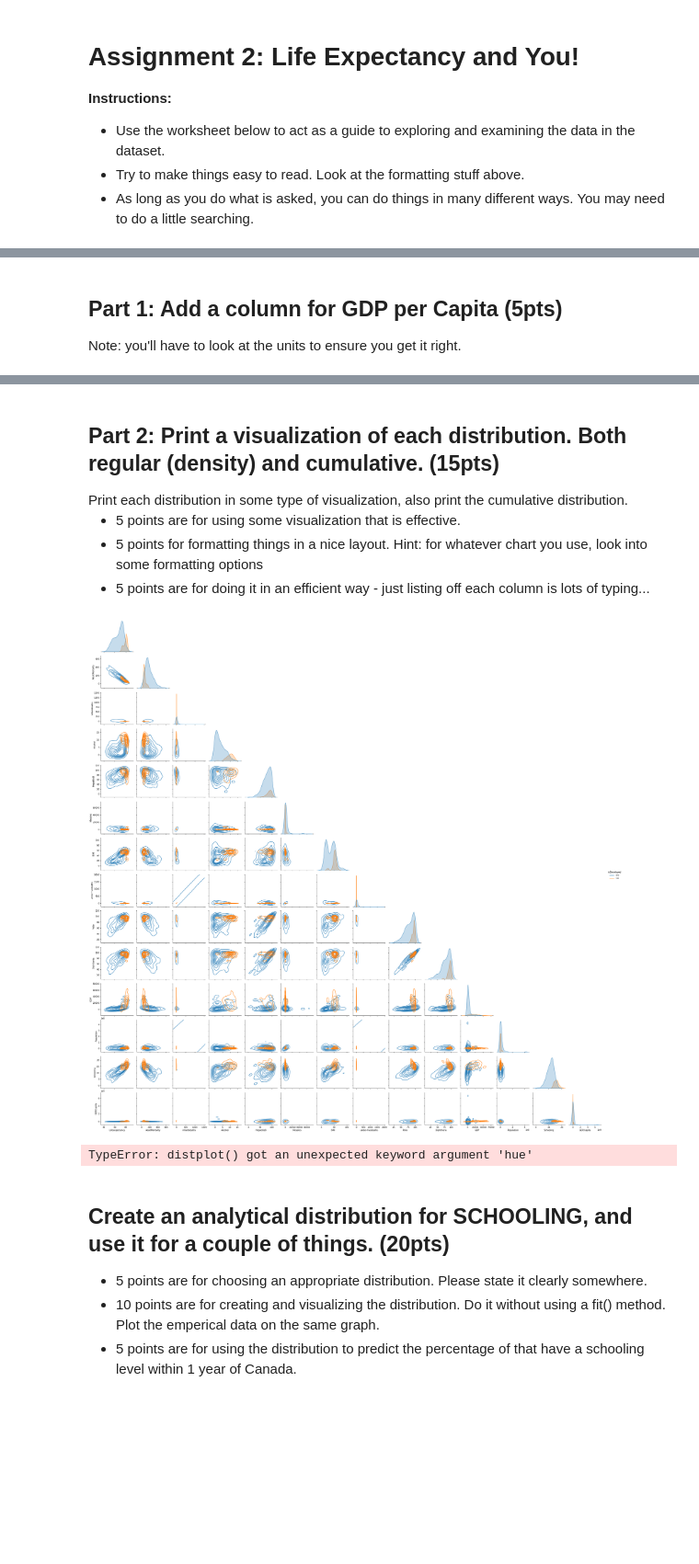
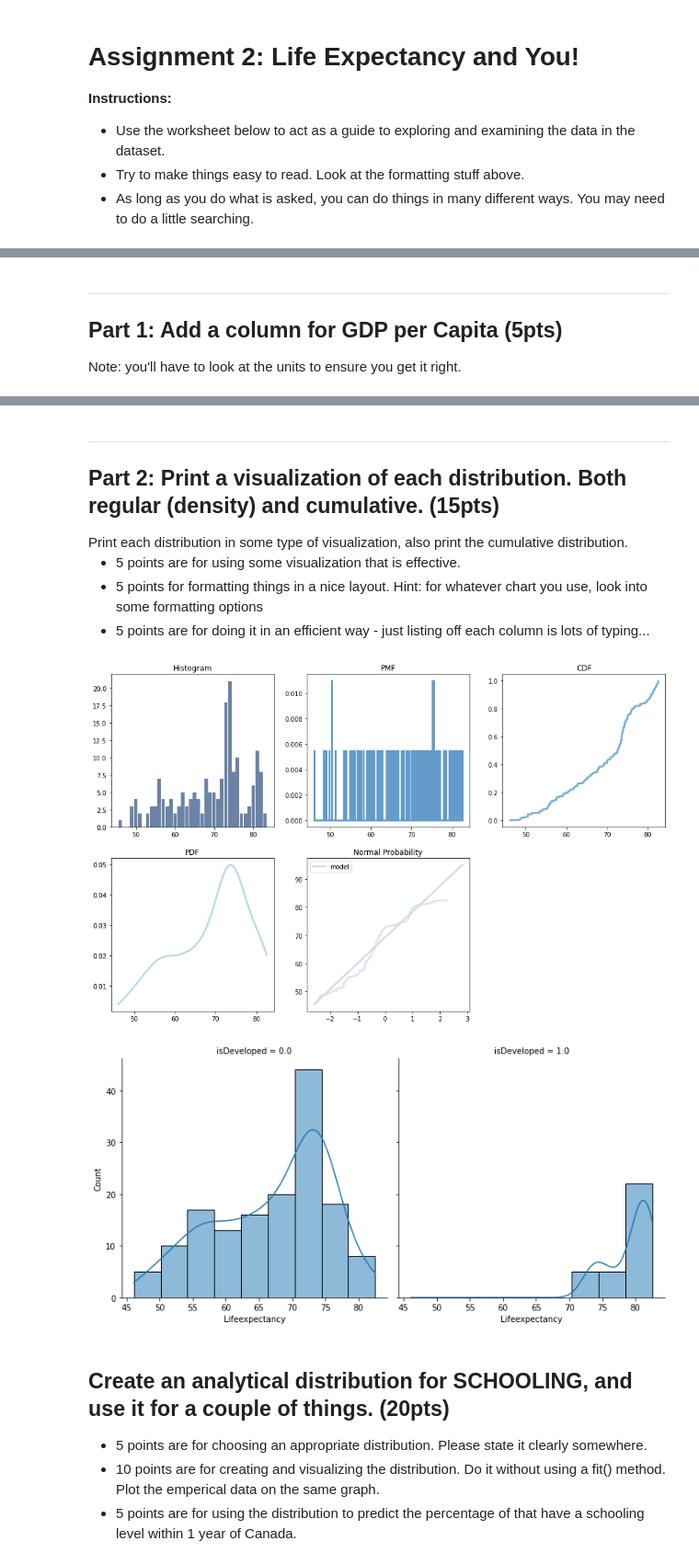
Before and after one commit to JohnHare7/3450_Asn2_Students, a Jupyter notebook: asn2Workbook.ipynb, the cells around one changed output, grey strips where cells are left out. Shown at 92% size. Saved outputs shown, nothing was run; the diff lists cells and outputs as text; code cells hidden in the pictures; blank space fills up the shorter version.

```diff
--- a/asn2Workbook.ipynb
+++ b/asn2Workbook.ipynb
@@ -54,6 +54,7 @@ dfLE.head()
 | 3 | Angola | 0.0 | 49.01875 | 328.5625 | 83.7500 | 5.740667 | 70.222222 | 3561.3125 | ... |
 | 4 | AntiguaandBarbuda | 0.0 | 75.05625 | 127.5000 | 0.0000 | 7.949333 | 98.266667 | 0.0000 | ... |
 # %% [markdown]
+<hr>
 <h2>Part 1: Add a column for GDP per Capita (5pts)</h2>
 
 Note: you'll have to look at the units to ensure you get it right.
@@ -80,6 +82,7 @@ dfLE.head(15)
 | 13 | Barbados | 0.0 | 74.35625 | 77.6250 | 0.0000 | 8.206667 | 84.066667 | 0.0000 | ... |
 | 14 | Belarus | 0.0 | 69.90625 | 218.7500 | 0.5625 | 13.497333 | 88.937500 | 24.8125 | ... |
 # %% [markdown]
+<hr>
 <h2>Part 2: Print a visualization of each distribution. Both regular (density) and cumulative. (15pts)</h2>
 Print each distribution in some type of visualization, also print the cumulative distribution.
 <ul>
@@ -87,15 +90,43 @@ Print each distribution in some type of visualization, also print the cumulative
 <li>5 points for formatting things in a nice layout. Hint: for whatever chart you use, look into some formatting options
 <li>5 points are for doing it in an efficient way - just listing off each column is lots of typing...
 </ul>
-# %%
-#Print all distributions
-sns.pairplot(dfLE, dropna=True, kind="kde", hue= 'isDeveloped', corner = True)
-plt.show()
-
-sns.distplot(dfLE, hue= 'isDeveloped', kind='ecdf')
-# %% [output]
-[figure, removed]
-TypeError: distplot() got an unexpected keyword argument 'hue'
+# %%
+#Print all distributions
+def bigGraph(df_in, columnName, rnd=0):
+    data = pd.Series(df_in[columnName])
+    data = data.apply (pd.to_numeric, errors='coerce')
+    data = data.dropna()
+
+    hist = thinkstats2.Hist(round(data, rnd))
+    pmf = thinkstats2.Pmf(data)
+    cdf = thinkstats2.Cdf(data)
+    thinkplot.PrePlot(5, rows =2, cols=3)
+    thinkplot.Hist(hist)
+    plt.title('Histogram')
+    thinkplot.SubPlot(2)
+    thinkplot.Pmf(pmf)
+    plt.title('PMF')
+    thinkplot.SubPlot(3)
+    thinkplot.Cdf(cdf)
+    plt.title('CDF')
+    thinkplot.SubPlot(4)
+    pdf = thinkstats2.EstimatedPdf(data)
+    thinkplot.Pdf(pdf)
+    plt.title('PDF')
+    thinkplot.SubPlot(5)
+    thinkstats2.NormalProbabilityPlot(data)
+    plt.title('Normal Probability')
+    thinkplot.Config()
+
+    sns.displot(data=df_in, x=columnName, kde=True, col="isDeveloped")
+
+    return
+# %%
+# Create histogram, PMF, CDF, PDF, Normal Probability, and KDE for both developed and developing nations.
+bigGraph(dfLE, 'Lifeexpectancy')
+# %% [output]
+[figure, added]
+[figure, added]
 # %% [markdown]
 <h2>Create an analytical distribution for SCHOOLING, and use it for a couple of things. (20pts)</h2>
 <ul>
```
Also changed, not shown: parts of 16 cells of this notebook.
